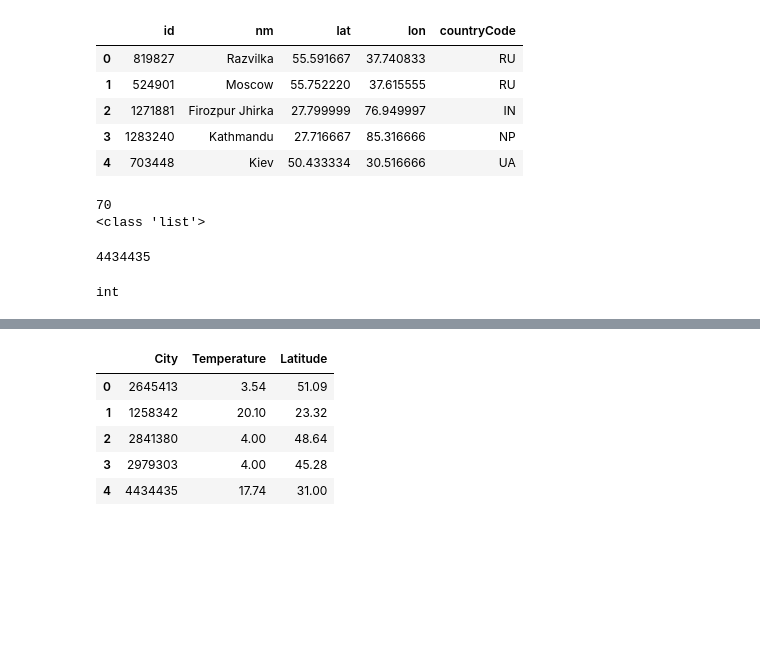
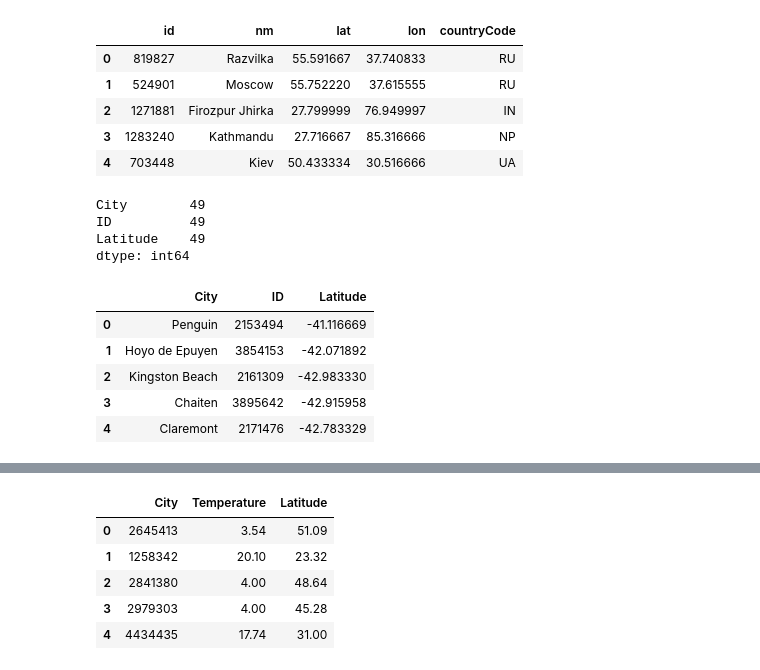
Before and after one commit to jjahn0/own-bootstrap, a Jupyter notebook: weather_API.ipynb, the cells around one changed output, grey strips where cells are left out. Drawn from its saved outputs; the diff is of its cells as text; code cells hidden in the pictures; blank space fills up the shorter version.

```diff
--- a/weather_API.ipynb
+++ b/weather_API.ipynb
@@ -14,8 +15,8 @@ import worldcities as wc
 from pprint import pprint
 # %%
 file = os.path.join('Resources','owm_citylist.txt')
-owm_list = pd.read_csv(file, delimiter='\t')
-owm_list.head()
+owm_df = pd.read_csv(file, delimiter='\t')
+owm_df.head()
 # %% [output]
 |  | id | nm | lat | lon | countryCode |
 | 0 | 819827 | Razvilka | 55.591667 | 37.740833 | RU |
@@ -23,18 +24,42 @@ owm_list.head()
 | 2 | 1271881 | Firozpur Jhirka | 27.799999 | 76.949997 | IN |
 | 3 | 1283240 | Kathmandu | 27.716667 | 85.316666 | NP |
 | 4 | 703448 | Kiev | 50.433334 | 30.516666 | UA |
-# %%
-# ls = wc.ran_select(50)
-random_list = rd.sample(list(owm_list['id']), 70)
-print(len(random_list))
-print(type(random_list))
-random_list[4]
-# %% [output]
-70
-<class 'list'>
-4434435
-# %%
-type(int(random_list[5]))
-# %% [output]
-int
+# %%
+def lat_random_select(number):
+    range_num = int(number/7)
+    id_list = []
+    lat_list = []
+    nm_list = []
+    column_names = ['City', 'ID', 'Latitude']
+    id_df = pd.DataFrame(columns=column_names)
+    lat = np.arange(-60,100,20)
+    for deg in range(1,len(lat)):
+        range_ls = list(owm_df.loc[(owm_df['lat'] > lat[deg-1]) & (owm_df['lat'] <= lat[deg]),:]['id'])
+        selections = rd.sample(range_ls, range_num)
+        id_list = id_list + selections
+    for city_id in id_list:
+        selection = owm_df.loc[owm_df['id'] == city_id]
+        name = list(selection['nm'])[0]
+        lat = float(selection['lat'])
+        lat_list.append(lat)
+        nm_list.append(name)
+    id_df['City'] = nm_list
+    id_df['ID'] = id_list
+    id_df['Latitude'] = lat_list
+    return id_df
+# %%
+city_lat_df = lat_random_select(50)
+print(city_lat_df.count())
+city_lat_df.head()
+# %% [output]
+City        49
+ID          49
+Latitude    49
+dtype: int64
+|  | City | ID | Latitude |
+| 0 | Penguin | 2153494 | -41.116669 |
+| 1 | Hoyo de Epuyen | 3854153 | -42.071892 |
+| 2 | Kingston Beach | 2161309 | -42.983330 |
+| 3 | Chaiten | 3895642 | -42.915958 |
+| 4 | Claremont | 2171476 | -42.783329 |
 # %%
```
Also changed, not shown: parts of 6 cells of this notebook, 4 other files.
